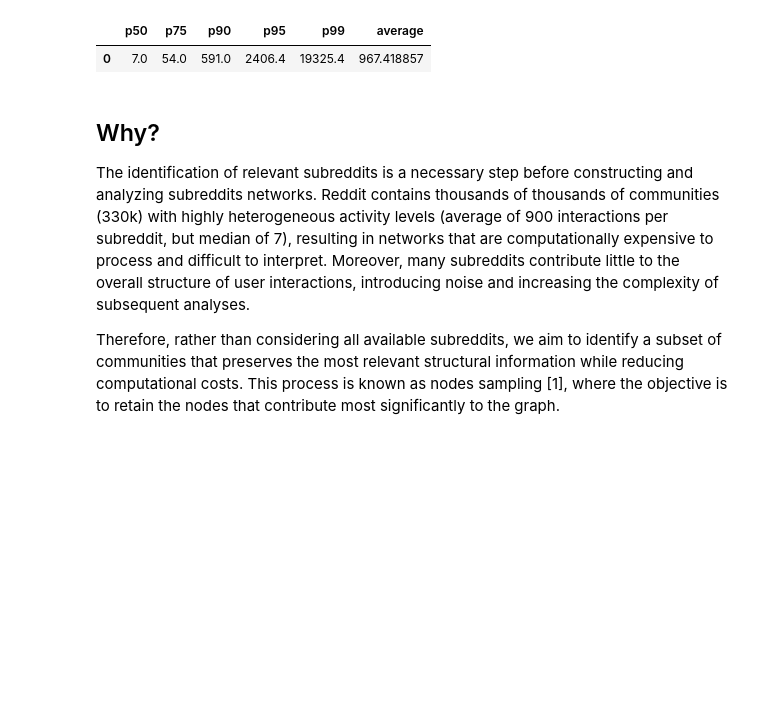
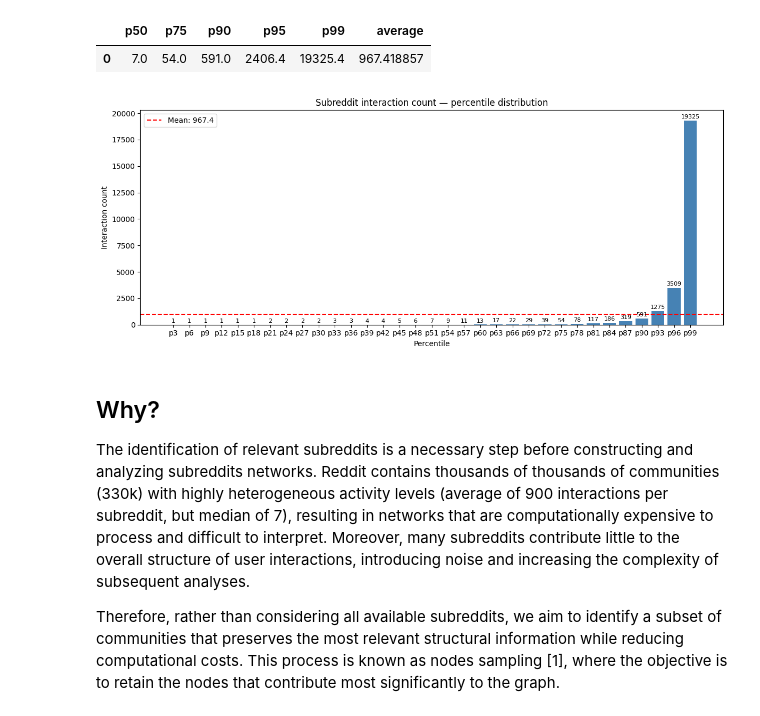
Before and after one commit to gfmota/subreddit-community-analysis, a Jupyter notebook: notebooks/subreddits_relevance_investigation.ipynb, the cells around one changed output. Drawn from its saved outputs; the diff is of its cells as text; code cells hidden in the pictures; blank space fills up the shorter version.

```diff
--- a/notebooks/subreddits_relevance_investigation.ipynb
+++ b/notebooks/subreddits_relevance_investigation.ipynb
@@ -46,6 +50,55 @@ FROM read_parquet('../storage/2024-12/subreddits.parquet')
 # %% [output]
 |  | p50 | p75 | p90 | p95 | p99 | average |
 | 0 | 7.0 | 54.0 | 591.0 | 2406.4 | 19325.4 | 967.418857 |
+# %%
+# Read the interaction counts
+df = con.execute("""
+SELECT interaction_count
+FROM read_parquet('../storage/subreddits/2024-12/subreddits.parquet')
+""").df()
+
+# Compute percentiles every 3%
+percentiles = list(range(3, 100, 3))
+values = np.percentile(df["interaction_count"], percentiles)
+avg = df["interaction_count"].mean()
+
+# Plot
+fig, ax = plt.subplots(figsize=(12, 5))
+
+bars = ax.bar(
+    [f"p{p}" for p in percentiles],
+    values,
+    color="steelblue",
+    edgecolor="none"
+)
+
+ax.axhline(
+    avg,
+    color="red",
+    linestyle="--",
+    label=f"Mean: {avg:.1f}"
+)
+
+# Label each bar
+for bar, val in zip(bars, values):
+    ax.text(
+        bar.get_x() + bar.get_width() / 2,
+        bar.get_height() + max(values) * 0.005,
+        f"{int(val)}",
+        ha="center",
+        va="bottom",
+        fontsize=8
+    )
+
+ax.set_xlabel("Percentile")
+ax.set_ylabel("Interaction count")
+ax.set_title("Subreddit interaction count — percentile distribution")
+ax.legend()
+
+plt.tight_layout()
+plt.show()
+# %% [output]
+[figure, added]
 # %% [markdown]
 ## Why?
 
```
Also changed, not shown: parts of 4 cells of this notebook.
